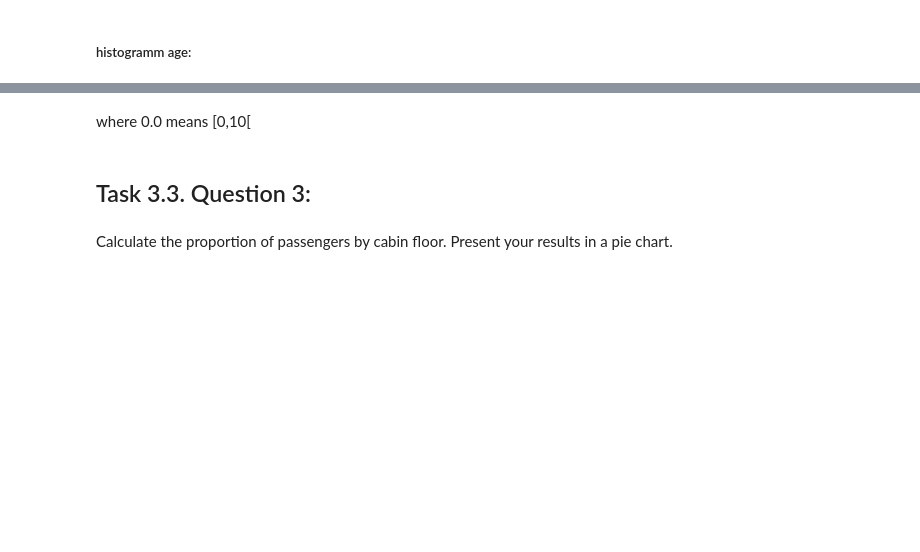
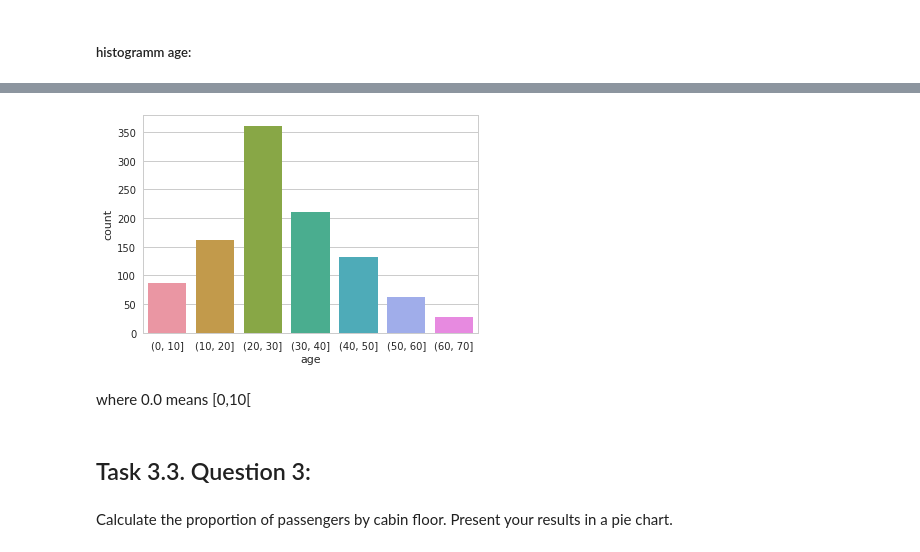
Before and after one commit to LucaZampieri/ADA_homework_LMX, a Jupyter notebook: 01_Pandas and Data Wrangling/Homework 1.ipynb, the cells around one changed output, grey strips where cells are left out. Saved outputs shown, nothing was run; the diff lists cells and outputs as text; code cells hidden in the pictures; blank space fills up the shorter version.

```diff
--- a/01_Pandas and Data Wrangling/Homework 1.ipynb
+++ b/01_Pandas and Data Wrangling/Homework 1.ipynb
@@ -1445,3 +1306,12 @@ nice_bar_plot('Age repartition by decades',tmp,myDf_decades.age.value_counts().s
+# %%
+minBin = int((myDf['age'].min()//10)*10)
+maxBin = int((myDf['age'].max()//10)*10)
+bins = list(range(minBin, maxBin, 10))[1:]
+
+ages = pd.cut(myDf['age'],range(minBin, maxBin,10))
+ax = sns.countplot(ages)
+# %% [output]
+[figure, added]
 # %% [markdown]
 where 0.0 means [0,10[
 # %% [markdown]
```
Also changed, not shown: parts of 35 cells of this notebook, 14 other files.
